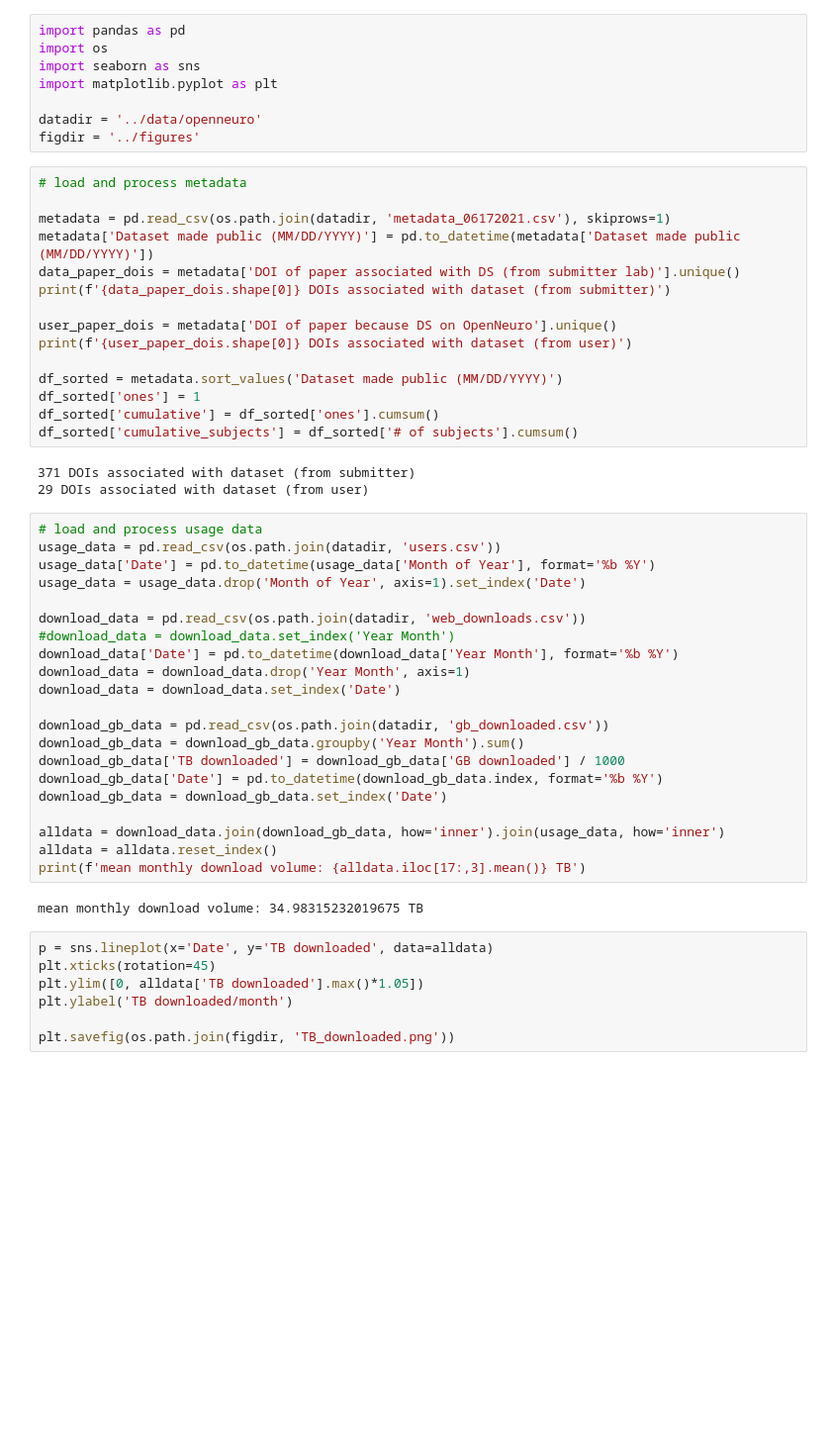
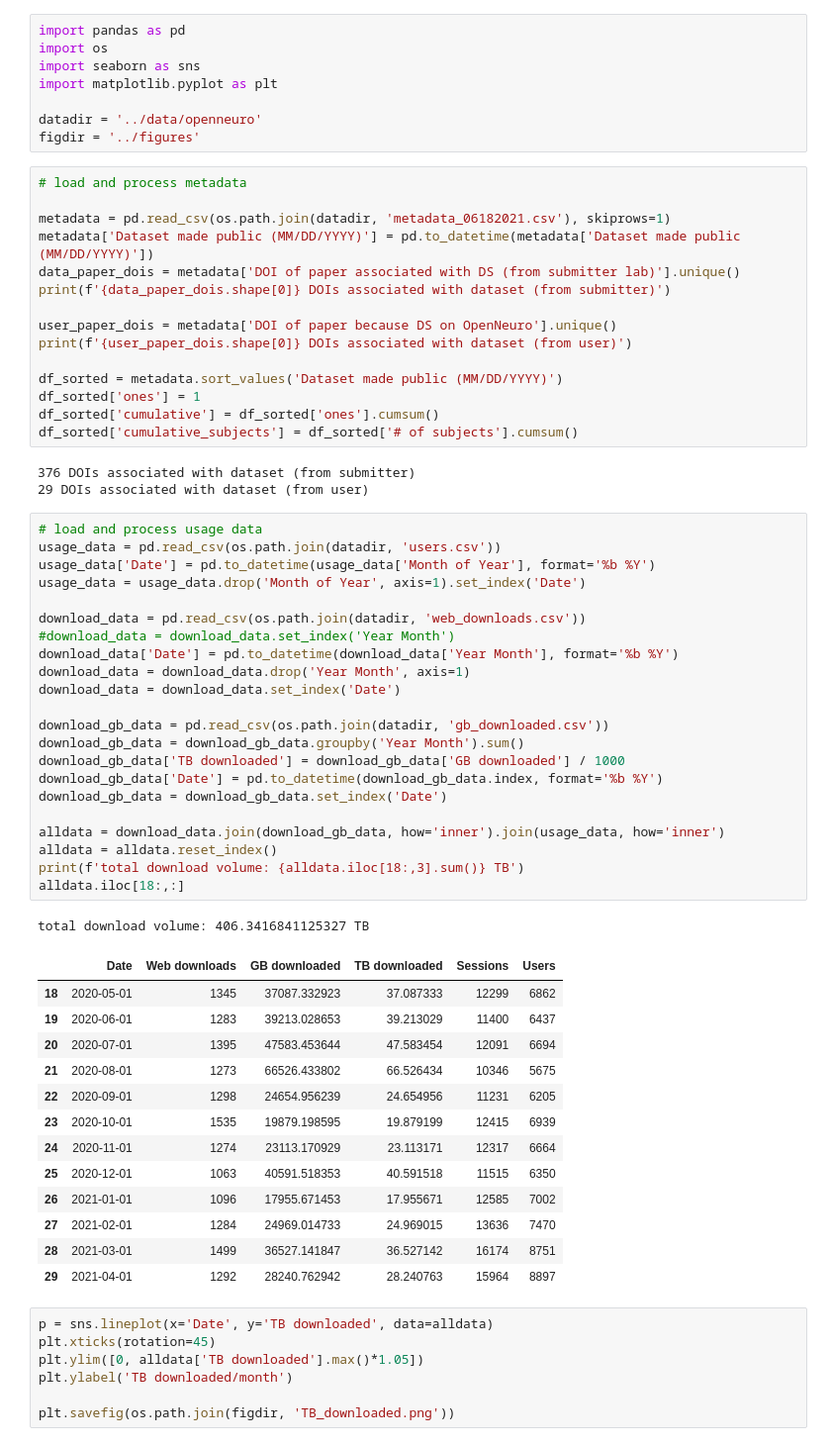
Before and after one commit to poldrack/OpenNeuro_analyses, a Jupyter notebook: metadata_analyses/UsageFigures.ipynb, the cells around one changed output. Shown at 99% size. Cells and saved outputs as stored; diff of their text form; blank space fills up the shorter version.

```diff
--- a/metadata_analyses/UsageFigures.ipynb
+++ b/metadata_analyses/UsageFigures.ipynb
@@ -11,7 +11,7 @@ figdir = '../figures'
 # %%
 # load and process metadata
 
-metadata = pd.read_csv(os.path.join(datadir, 'metadata_06172021.csv'), skiprows=1)
+metadata = pd.read_csv(os.path.join(datadir, 'metadata_06182021.csv'), skiprows=1)
 metadata['Dataset made public (MM/DD/YYYY)'] = pd.to_datetime(metadata['Dataset made public (MM/DD/YYYY)'])
 data_paper_dois = metadata['DOI of paper associated with DS (from submitter lab)'].unique()
 print(f'{data_paper_dois.shape[0]} DOIs associated with dataset (from submitter)')
@@ -24,31 +24,45 @@ df_sorted['ones'] = 1
 df_sorted['cumulative'] = df_sorted['ones'].cumsum()
 df_sorted['cumulative_subjects'] = df_sorted['# of subjects'].cumsum()
 # %% [output]
-371 DOIs associated with dataset (from submitter)
+376 DOIs associated with dataset (from submitter)
 29 DOIs associated with dataset (from user)
 # %%
 # load and process usage data
 usage_data = pd.read_csv(os.path.join(datadir, 'users.csv'))
 usage_data['Date'] = pd.to_datetime(usage_data['Month of Year'], format='%b %Y')
 usage_data = usage_data.drop('Month of Year', axis=1).set_index('Date')
 
 download_data = pd.read_csv(os.path.join(datadir, 'web_downloads.csv'))
 #download_data = download_data.set_index('Year Month')
 download_data['Date'] = pd.to_datetime(download_data['Year Month'], format='%b %Y')
 download_data = download_data.drop('Year Month', axis=1)
 download_data = download_data.set_index('Date')
 
 download_gb_data = pd.read_csv(os.path.join(datadir, 'gb_downloaded.csv'))
 download_gb_data = download_gb_data.groupby('Year Month').sum()
 download_gb_data['TB downloaded'] = download_gb_data['GB downloaded'] / 1000
 download_gb_data['Date'] = pd.to_datetime(download_gb_data.index, format='%b %Y')
 download_gb_data = download_gb_data.set_index('Date')
 
 alldata = download_data.join(download_gb_data, how='inner').join(usage_data, how='inner')
 alldata = alldata.reset_index()
-print(f'mean monthly download volume: {alldata.iloc[17:,3].mean()} TB')
+print(f'total download volume: {alldata.iloc[18:,3].sum()} TB')
+alldata.iloc[18:,:]
 # %% [output]
-mean monthly download volume: 34.98315232019675 TB
+total download volume: 406.3416841125327 TB
+|  | Date | Web downloads | GB downloaded | TB downloaded | Sessions | Users |
+| 18 | 2020-05-01 | 1345 | 37087.332923 | 37.087333 | 12299 | 6862 |
+| 19 | 2020-06-01 | 1283 | 39213.028653 | 39.213029 | 11400 | 6437 |
+| 20 | 2020-07-01 | 1395 | 47583.453644 | 47.583454 | 12091 | 6694 |
+| 21 | 2020-08-01 | 1273 | 66526.433802 | 66.526434 | 10346 | 5675 |
+| 22 | 2020-09-01 | 1298 | 24654.956239 | 24.654956 | 11231 | 6205 |
+| 23 | 2020-10-01 | 1535 | 19879.198595 | 19.879199 | 12415 | 6939 |
+| 24 | 2020-11-01 | 1274 | 23113.170929 | 23.113171 | 12317 | 6664 |
+| 25 | 2020-12-01 | 1063 | 40591.518353 | 40.591518 | 11515 | 6350 |
+| 26 | 2021-01-01 | 1096 | 17955.671453 | 17.955671 | 12585 | 7002 |
+| 27 | 2021-02-01 | 1284 | 24969.014733 | 24.969015 | 13636 | 7470 |
+| 28 | 2021-03-01 | 1499 | 36527.141847 | 36.527142 | 16174 | 8751 |
+| 29 | 2021-04-01 | 1292 | 28240.762942 | 28.240763 | 15964 | 8897 |
 # %%
 p = sns.lineplot(x='Date', y='TB downloaded', data=alldata)
 plt.xticks(rotation=45)
```
Also changed, not shown: parts of 1 cell of this notebook.
